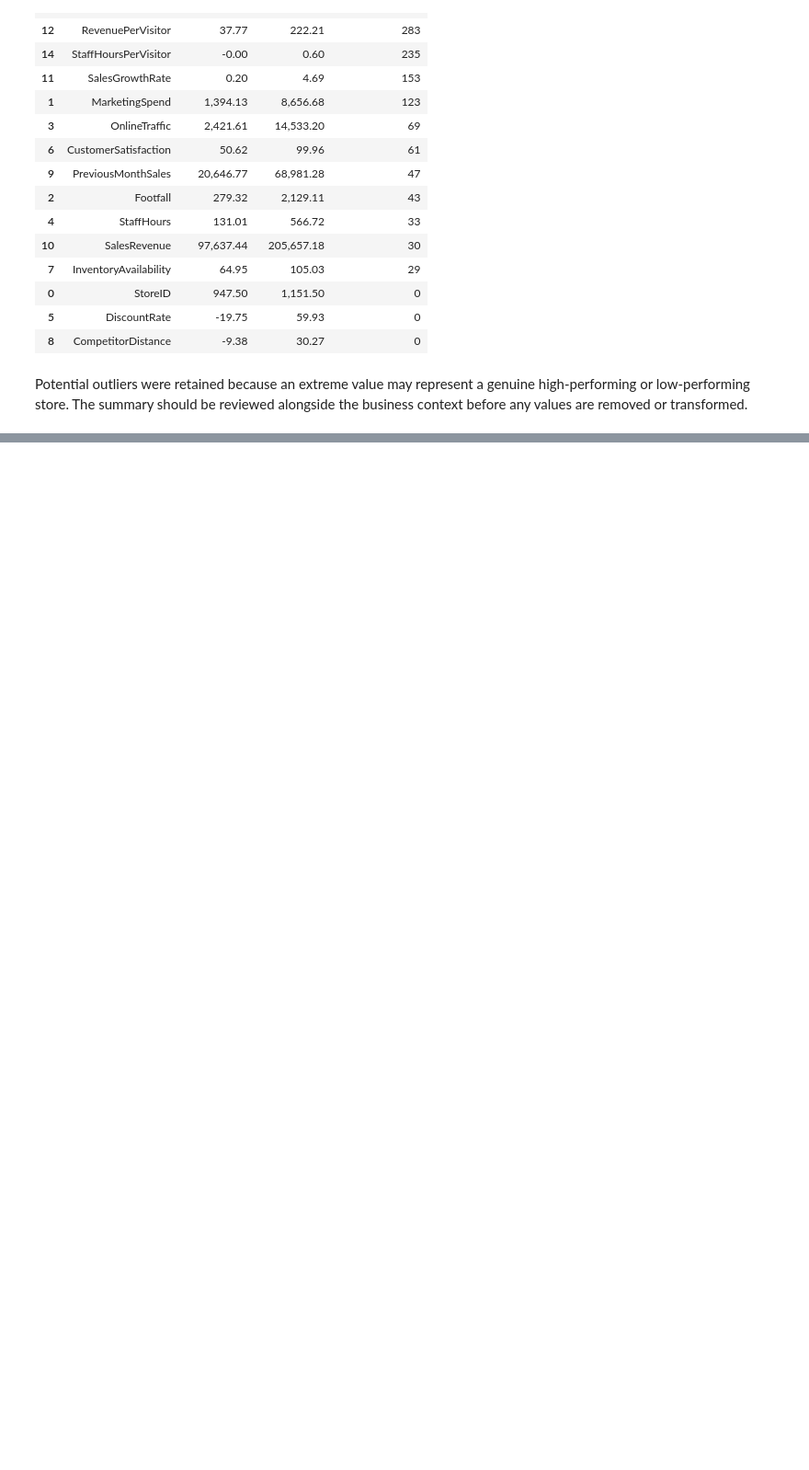
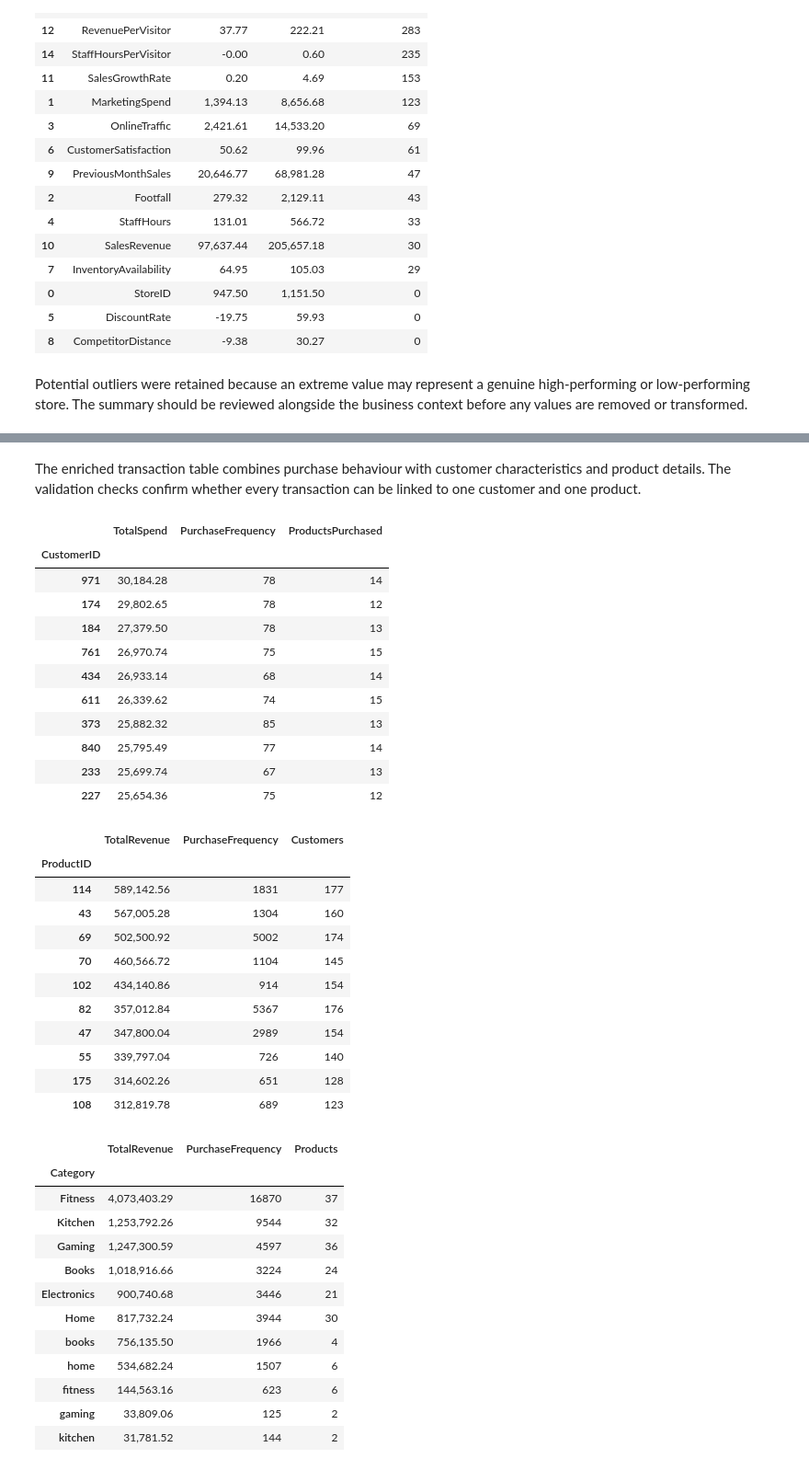
Before and after one commit to PaulaEleni05/CA1-Business-Analytics, a Jupyter notebook: CA1_Analysis.ipynb, the cells around one changed output, grey strips where cells are left out. Shown at 92% size. Cells and saved outputs as stored; diff of their text form; code cells hidden in the pictures; blank space fills up the shorter version.

```diff
--- a/CA1_Analysis.ipynb
+++ b/CA1_Analysis.ipynb
@@ -531,0 +580,67 @@ Potential outliers were retained because an extreme value may represent a genuin
+# %% [markdown]
+The enriched transaction table combines purchase behaviour with customer characteristics and product details. The validation checks confirm whether every transaction can be linked to one customer and one product.
+# %%
+customer_summary = transactions_task2.groupby('CustomerID').agg(
+    TotalSpend=('Spend', 'sum'),
+    PurchaseFrequency=('PurchaseCount', 'sum'),
+    ProductsPurchased=('ProductID', 'nunique'),
+).sort_values('TotalSpend', ascending=False)
+
+product_summary = transactions_task2.groupby('ProductID').agg(
+    TotalRevenue=('Spend', 'sum'),
+    PurchaseFrequency=('PurchaseCount', 'sum'),
+    Customers=('CustomerID', 'nunique'),
+).sort_values('TotalRevenue', ascending=False)
+
+category_summary = transactions_enriched.groupby('Category').agg(
+    TotalRevenue=('Spend', 'sum'),
+    PurchaseFrequency=('PurchaseCount', 'sum'),
+    Products=('ProductID', 'nunique'),
+).sort_values('TotalRevenue', ascending=False)
+
+# Customer table: identifies high-value customers by spend and purchase frequency.
+display(customer_summary.head(10))
+
+# Product table: identifies products with the highest transaction revenue.
+display(product_summary.head(10))
+
+# Category table: compares revenue and purchasing activity across categories.
+display(category_summary)
+# %% [output]
+|  | TotalSpend | PurchaseFrequency | ProductsPurchased |
+| CustomerID |  |  |  |
+| 971 | 30,184.28 | 78 | 14 |
+| 174 | 29,802.65 | 78 | 12 |
+| 184 | 27,379.50 | 78 | 13 |
+| 761 | 26,970.74 | 75 | 15 |
+| 434 | 26,933.14 | 68 | 14 |
+| 611 | 26,339.62 | 74 | 15 |
+| 373 | 25,882.32 | 85 | 13 |
+| 840 | 25,795.49 | 77 | 14 |
+| 233 | 25,699.74 | 67 | 13 |
+| 227 | 25,654.36 | 75 | 12 |
+|  | TotalRevenue | PurchaseFrequency | Customers |
+| ProductID |  |  |  |
+| 114 | 589,142.56 | 1831 | 177 |
+| 43 | 567,005.28 | 1304 | 160 |
+| 69 | 502,500.92 | 5002 | 174 |
+| 70 | 460,566.72 | 1104 | 145 |
+| 102 | 434,140.86 | 914 | 154 |
+| 82 | 357,012.84 | 5367 | 176 |
+| 47 | 347,800.04 | 2989 | 154 |
+| 55 | 339,797.04 | 726 | 140 |
+| 175 | 314,602.26 | 651 | 128 |
+| 108 | 312,819.78 | 689 | 123 |
+|  | TotalRevenue | PurchaseFrequency | Products |
+| Category |  |  |  |
+| Fitness | 4,073,403.29 | 16870 | 37 |
+| Kitchen | 1,253,792.26 | 9544 | 32 |
+| Gaming | 1,247,300.59 | 4597 | 36 |
+| Books | 1,018,916.66 | 3224 | 24 |
+| Electronics | 900,740.68 | 3446 | 21 |
+| Home | 817,732.24 | 3944 | 30 |
+| books | 756,135.50 | 1966 | 4 |
+| home | 534,682.24 | 1507 | 6 |
+| fitness | 144,563.16 | 623 | 6 |
+| gaming | 33,809.06 | 125 | 2 |
+| kitchen | 31,781.52 | 144 | 2 |
```
Also changed, not shown: parts of 17 cells of this notebook.
